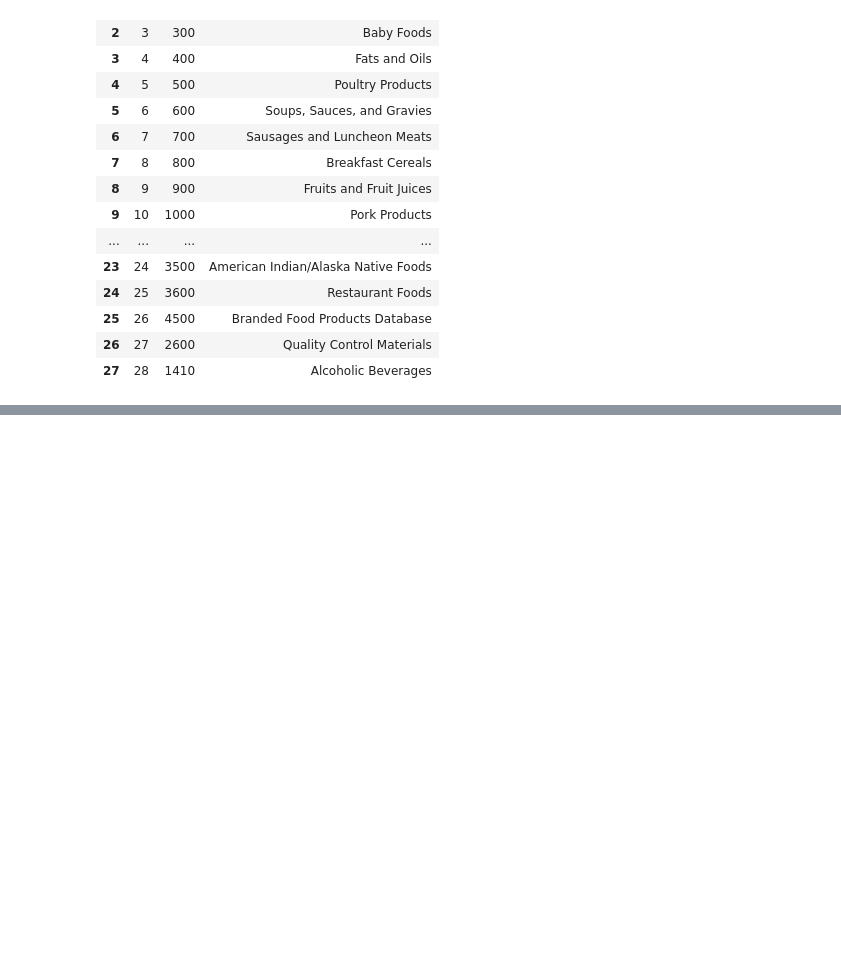
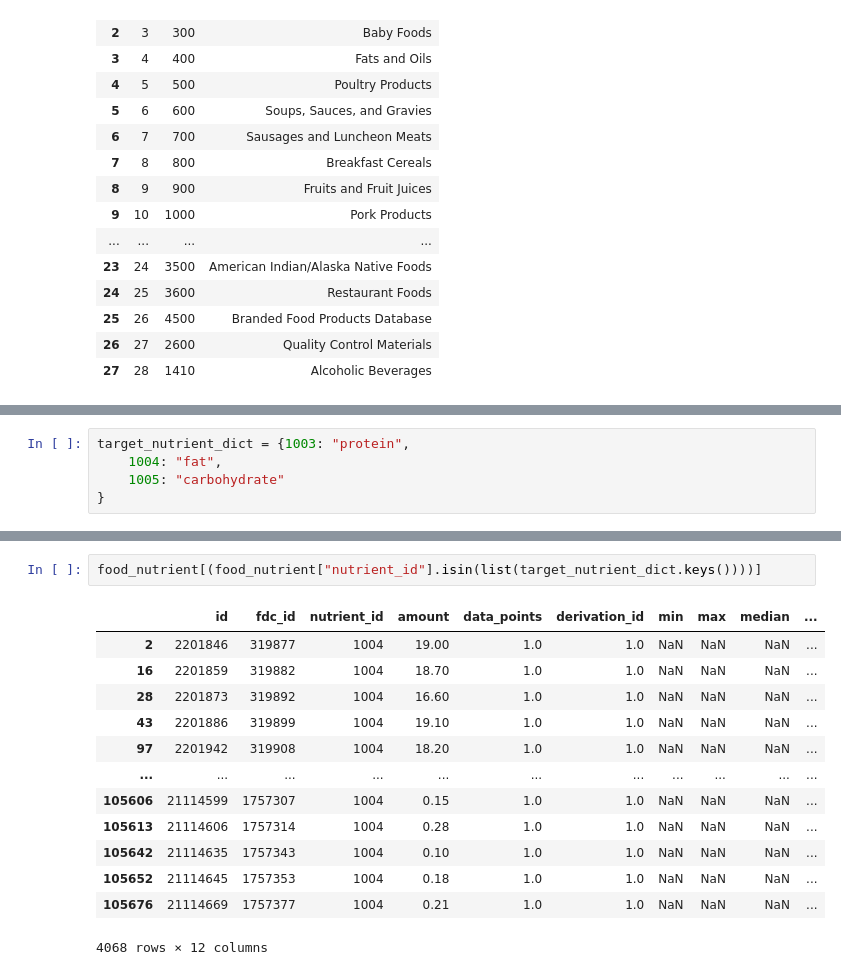
Before and after one commit to mrdbourke/nutrify, a Jupyter notebook: data_exploration/usda_food_data_exploration.ipynb, the cells around one changed output, grey strips where cells are left out. Drawn from its saved outputs; the diff is of its cells as text; blank space fills up the shorter version.

```diff
--- a/data_exploration/usda_food_data_exploration.ipynb
+++ b/data_exploration/usda_food_data_exploration.ipynb
@@ -131,0 +337,5 @@ food_cats
+# %%
+target_nutrient_dict = {1003: "protein",
+    1004: "fat",
+    1005: "carbohydrate"
+}
@@ -131,0 +377,16 @@ food_cats
+# %%
+food_nutrient[(food_nutrient["nutrient_id"].isin(list(target_nutrient_dict.keys())))]
+# %% [output]
+|  | id | fdc_id | nutrient_id | amount | data_points | derivation_id | min | max | median | ... |
+| 2 | 2201846 | 319877 | 1004 | 19.00 | 1.0 | 1.0 | NaN | NaN | NaN | ... |
+| 16 | 2201859 | 319882 | 1004 | 18.70 | 1.0 | 1.0 | NaN | NaN | NaN | ... |
+| 28 | 2201873 | 319892 | 1004 | 16.60 | 1.0 | 1.0 | NaN | NaN | NaN | ... |
+| 43 | 2201886 | 319899 | 1004 | 19.10 | 1.0 | 1.0 | NaN | NaN | NaN | ... |
+| 97 | 2201942 | 319908 | 1004 | 18.20 | 1.0 | 1.0 | NaN | NaN | NaN | ... |
+| ... | ... | ... | ... | ... | ... | ... | ... | ... | ... | ... |
+| 105606 | 21114599 | 1757307 | 1004 | 0.15 | 1.0 | 1.0 | NaN | NaN | NaN | ... |
+| 105613 | 21114606 | 1757314 | 1004 | 0.28 | 1.0 | 1.0 | NaN | NaN | NaN | ... |
+| 105642 | 21114635 | 1757343 | 1004 | 0.10 | 1.0 | 1.0 | NaN | NaN | NaN | ... |
+| 105652 | 21114645 | 1757353 | 1004 | 0.18 | 1.0 | 1.0 | NaN | NaN | NaN | ... |
+| 105676 | 21114669 | 1757377 | 1004 | 0.21 | 1.0 | 1.0 | NaN | NaN | NaN | ... |
+4068 rows × 12 columns
```
Also changed, not shown: parts of 50 cells of this notebook, 10 other files.
